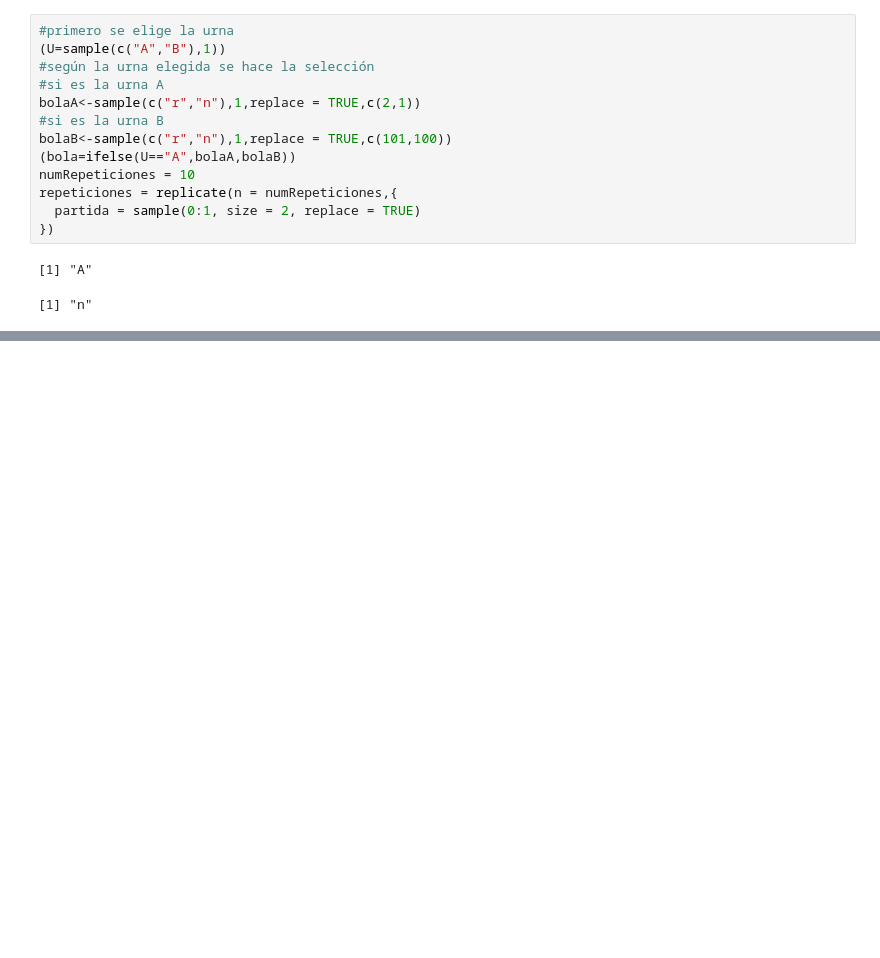
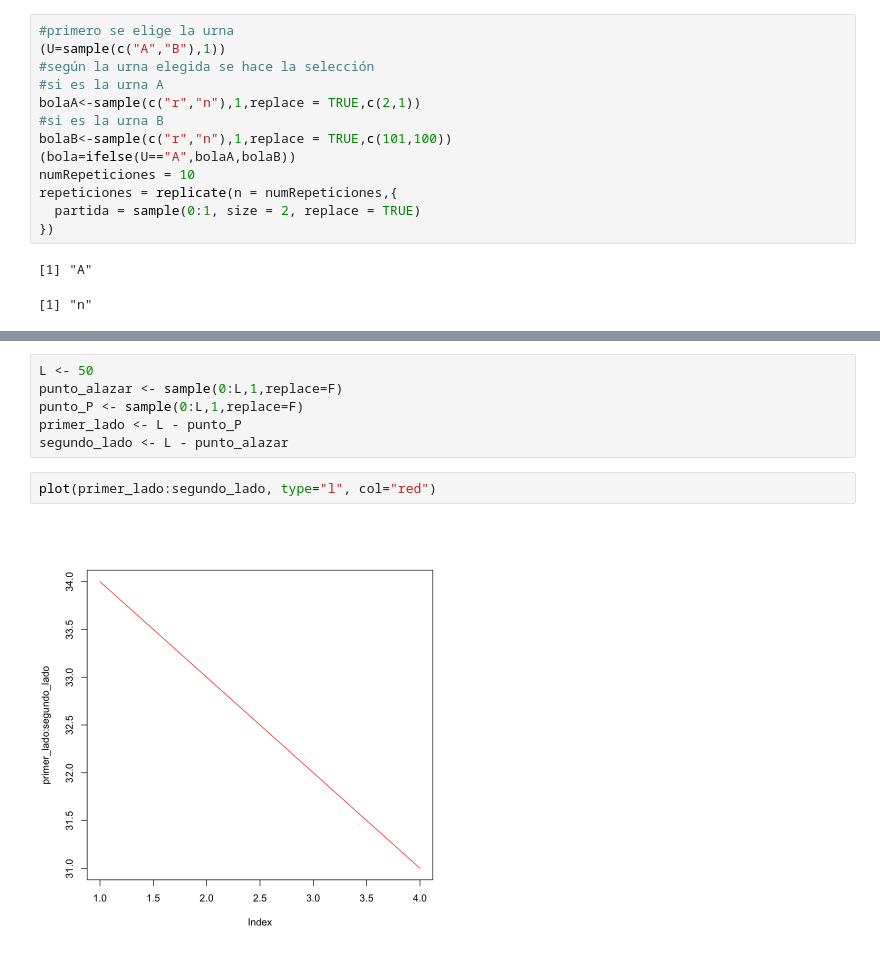
Before and after one commit to Crisel8a/Probabilidad, a Jupyter notebook: Proba_R.ipynb, the cells around one changed output, grey strips where cells are left out. Cells and saved outputs as stored; diff of their text form; blank space fills up the shorter version.

```diff
--- a/Proba_R.ipynb
+++ b/Proba_R.ipynb
@@ -356,0 +361,10 @@ repeticiones = replicate(n = numRepeticiones,{
+# %%
+L <- 50
+punto_alazar <- sample(0:L,1,replace=F)
+punto_P <- sample(0:L,1,replace=F)
+primer_lado <- L - punto_P
+segundo_lado <- L - punto_alazar
+# %%
+plot(primer_lado:segundo_lado, type="l", col="red")
+# %% [output]
+[figure, added]
```
Also changed, not shown: parts of 3 cells of this notebook, 1 other file.
